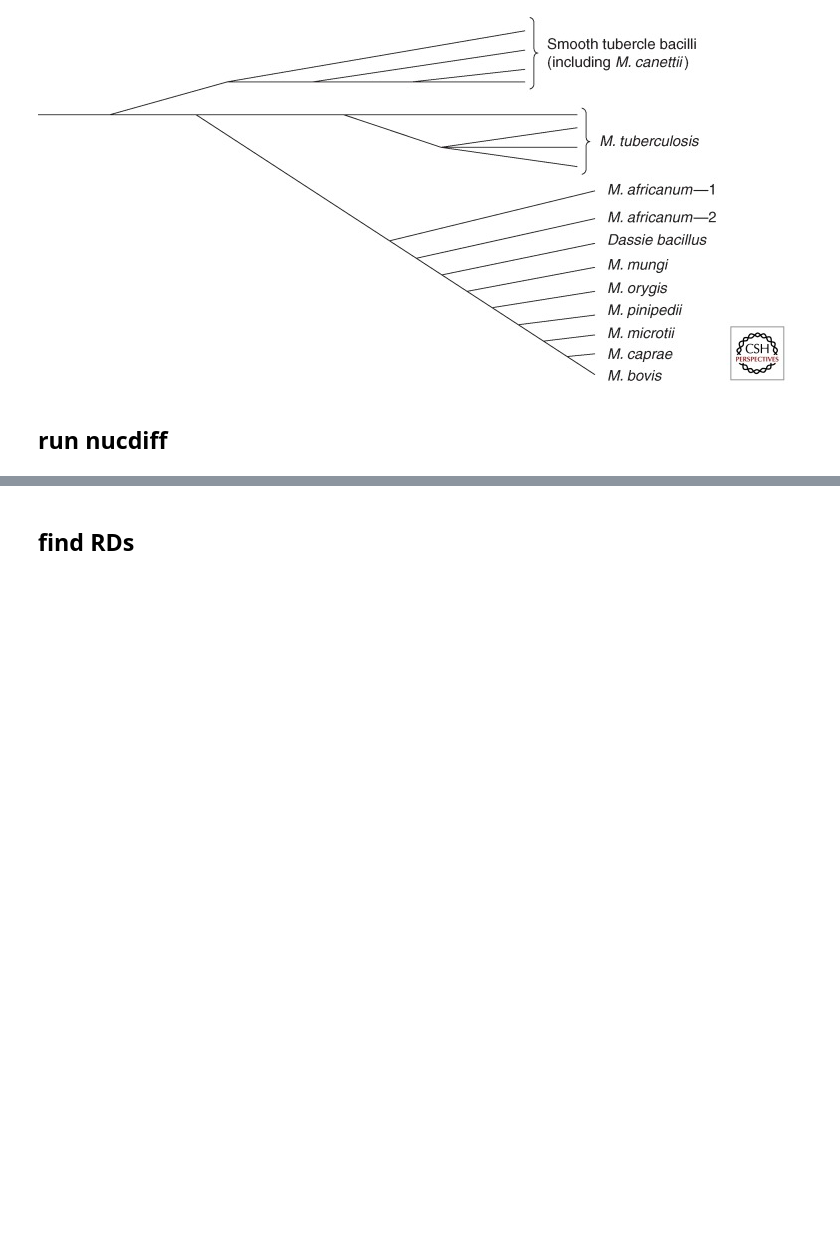
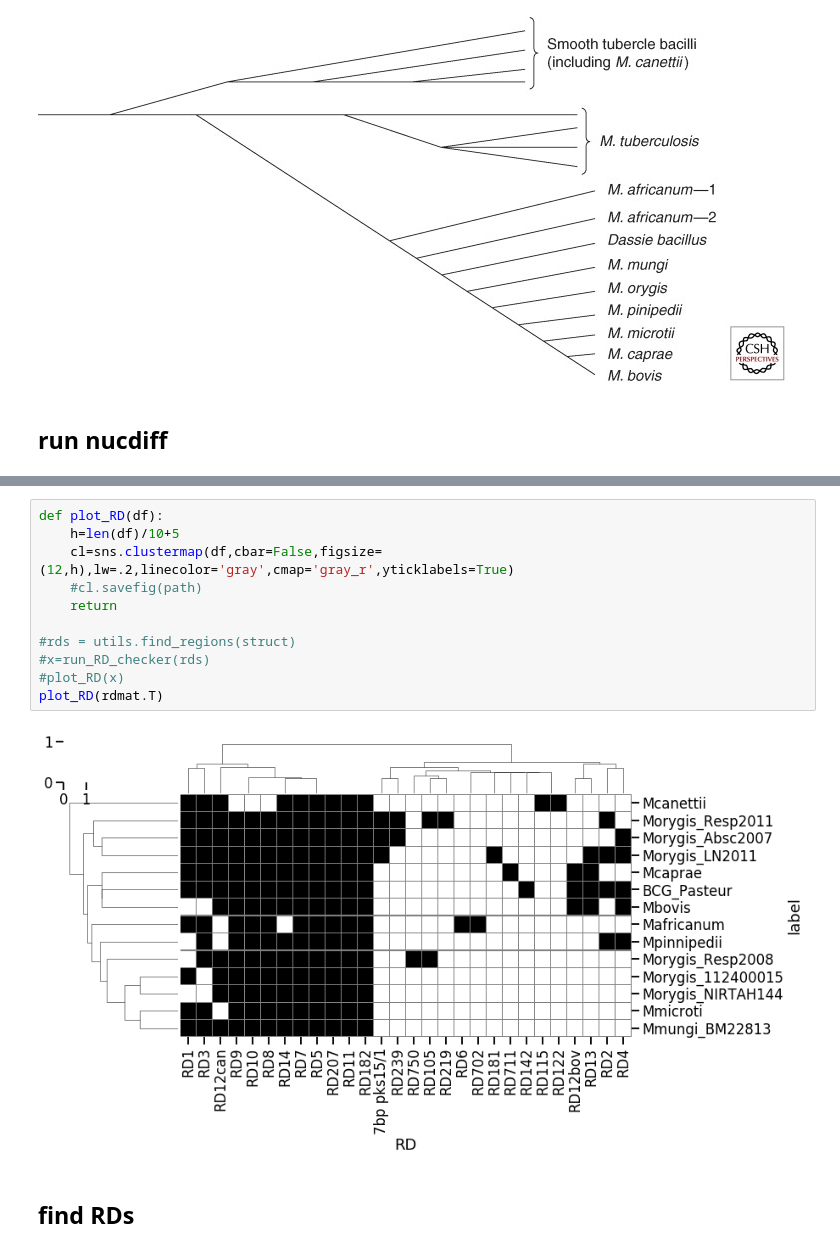
Before and after one commit to dmnfarrell/mtbdiff, a Jupyter notebook: notebooks/analysis.ipynb, the cells around one changed output, grey strips where cells are left out. Cells and saved outputs as stored; diff of their text form; blank space fills up the shorter version.

```diff
--- a/notebooks/analysis.ipynb
+++ b/notebooks/analysis.ipynb
@@ -97,3 +131,16 @@ def get_region(x, stcoord='start', endcoord='end'):
+# %%
+def plot_RD(df):
+    h=len(df)/10+5
+    cl=sns.clustermap(df,cbar=False,figsize=(12,h),lw=.2,linecolor='gray',cmap='gray_r',yticklabels=True)
+    #cl.savefig(path)
+    return
+
+#rds = utils.find_regions(struct)
+#x=run_RD_checker(rds)
+#plot_RD(x)
+plot_RD(rdmat.T)
+# %% [output]
+[figure, added]
 # %% [markdown]
 ## find RDs
 # %%
```
Also changed, not shown: parts of 24 cells of this notebook, 3 other files.
